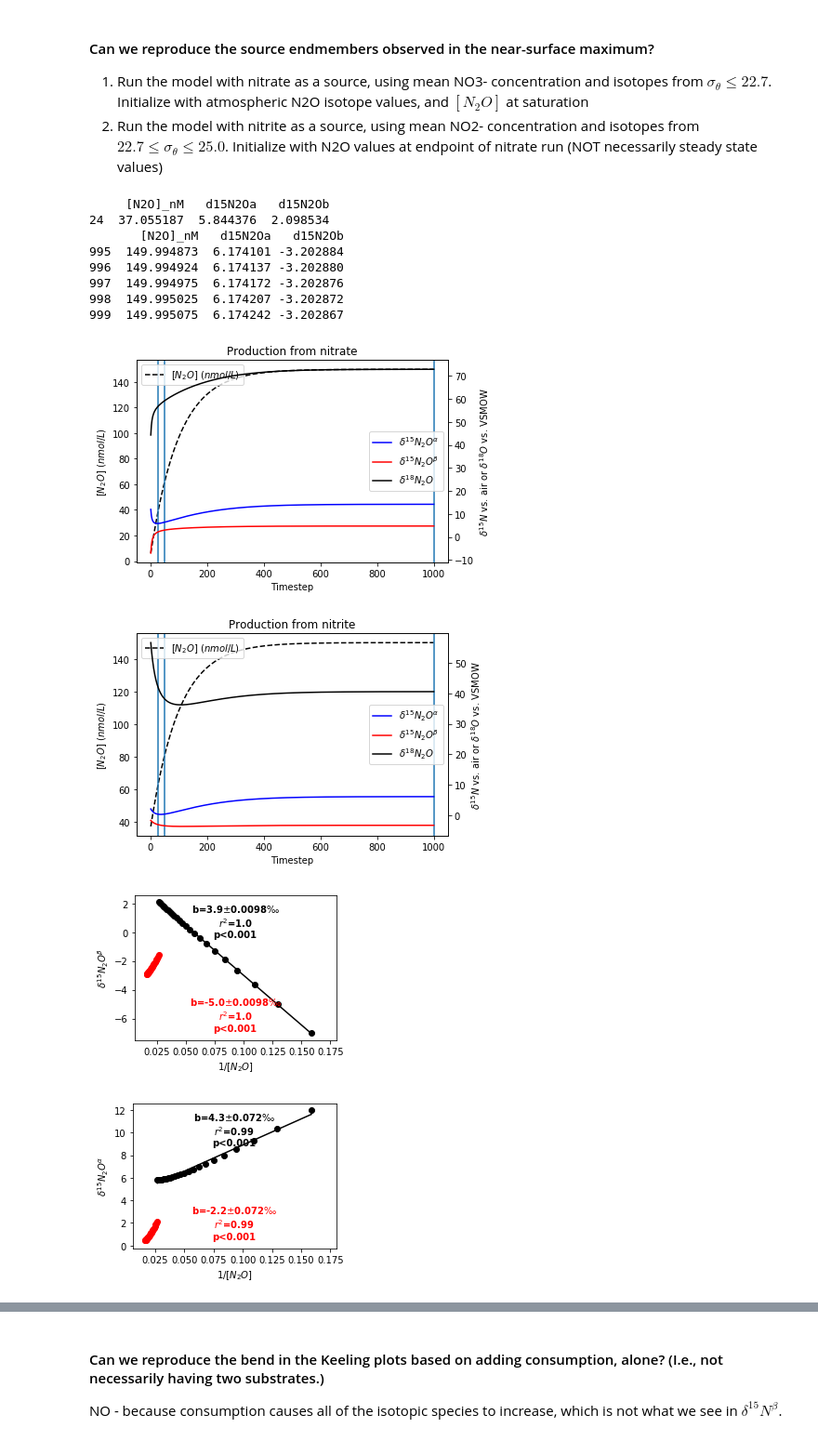
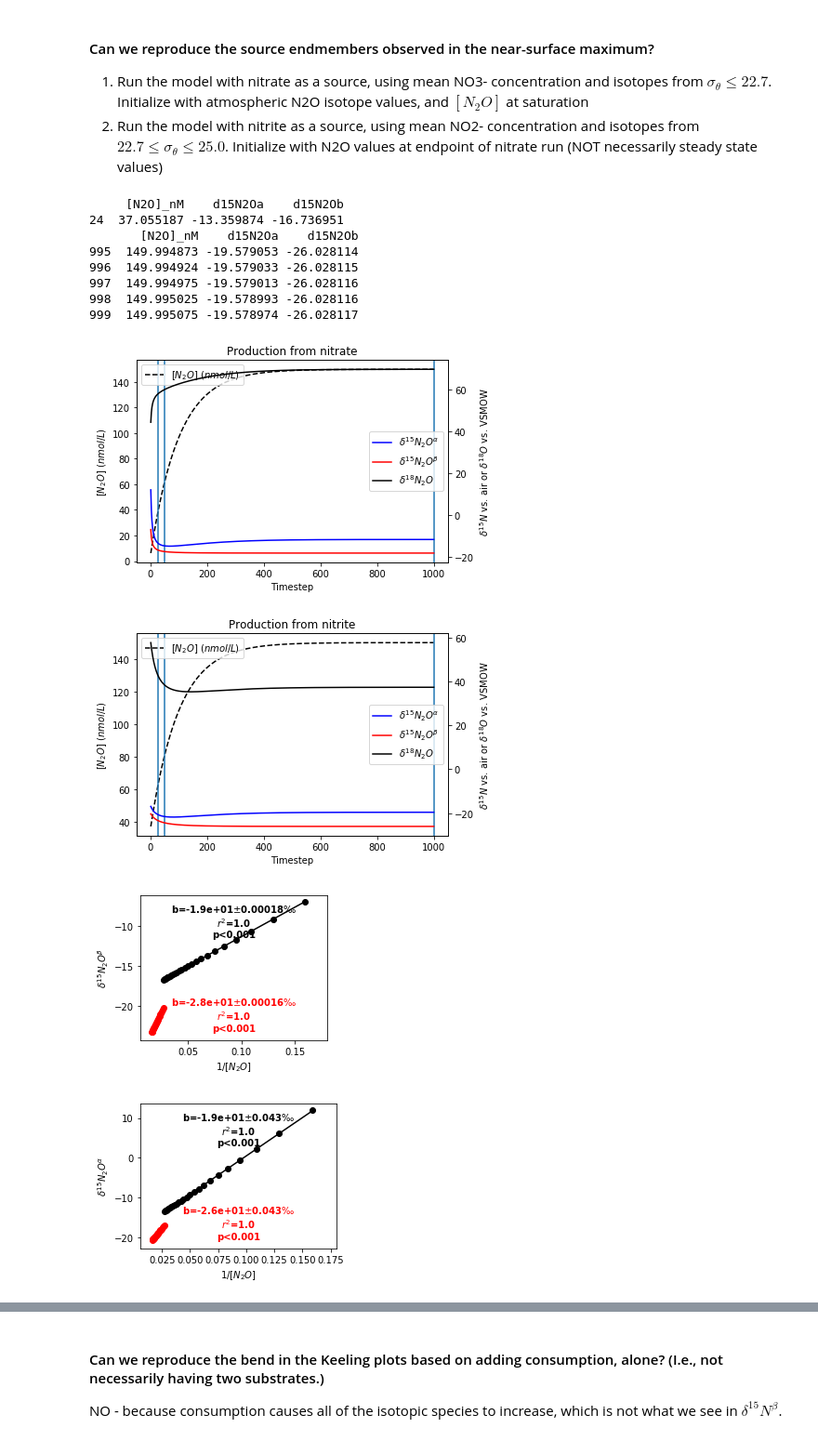
Before and after one commit to ckelly314/N2O_forward_model, a Jupyter notebook: 200413 forward model v4.ipynb, the cells around one changed output, grey strips where cells are left out. Shown: that part at 93% size. Cells and saved outputs as stored; diff of their text form; code cells hidden in the pictures.

```diff
--- a/200413 forward model v4.ipynb
+++ b/200413 forward model v4.ipynb
@@ -69,7 +69,7 @@ output[['d15N2Oa', 'd15N2Ob', 'd18N2O']].plot()
 
 c_val = 25
 
-alphas = [0,10.89,0,1.5,24.,12.,0.,16.,10.,1.0]
+alphas = [22.,6.6,  22.,0., 24.,12.,-2.,10.9, 10.,1.0]
 
 initial_conditions = 'ATM'
 
@@ -183,42 +183,42 @@ for p, label in zip(params, labels):
             horizontalalignment='center', verticalalignment='top', fontweight='bold')
 
     linx = np.linspace(x_init.min(),x_init.max())
     ax.plot(linx,linx*m+b, color='k')
 
     x_init = 1./plotter2['[N2O]_nM']
     y = plotter2[p]
 
     ax.scatter(x_init,y, color = 'r')
 
     x = sm.add_constant(x_init.to_numpy(), prepend=False)
     model = sm.OLS(y,x)
     results = model.fit()
     m,b = results.params
     merr,berr = results.bse
     mp,bp = results.pvalues
     rsq = results.rsquared
 
     textstr = 'b={:2.2}$\pm${:2.2}$\perthousand$\n$r^2$={:.2}\np<0.001'.format(b, berr, rsq)
     ax.text(0.5, 0.05, textstr, transform=ax.transAxes,color='r',
             horizontalalignment='center', verticalalignment='bottom', fontweight='bold')
     ax.set_ylabel(label)
     ax.set_xlabel('1/[$N_2O$]')
 
     linx = np.linspace(x_init.min(),x_init.max())
     ax.plot(linx,linx*m+b, color='r')
 
     plt.tight_layout()
     plt.savefig('Figures/near_surface/200109 keeling reconstruction %s.pdf'%p)
 # %% [output]
-     [N2O]_nM   d15N2Oa   d15N2Ob
-24  37.055187  5.844376  2.098534
-       [N2O]_nM   d15N2Oa   d15N2Ob
-995  149.994873  6.174101 -3.202884
-996  149.994924  6.174137 -3.202880
-997  149.994975  6.174172 -3.202876
-998  149.995025  6.174207 -3.202872
-999  149.995075  6.174242 -3.202867
+     [N2O]_nM    d15N2Oa    d15N2Ob
+24  37.055187 -13.359874 -16.736951
+       [N2O]_nM    d15N2Oa    d15N2Ob
+995  149.994873 -19.579053 -26.028114
+996  149.994924 -19.579033 -26.028115
+997  149.994975 -19.579013 -26.028116
+998  149.995025 -19.578993 -26.028116
+999  149.995075 -19.578974 -26.028117
-[figure, old version]
+[figure, new version]
-[figure, old version]
+[figure, new version]
-[figure, old version]
+[figure, new version]
-[figure, old version]
+[figure, new version]
```
Also changed, not shown: parts of 12 cells of this notebook, 29 other files.
